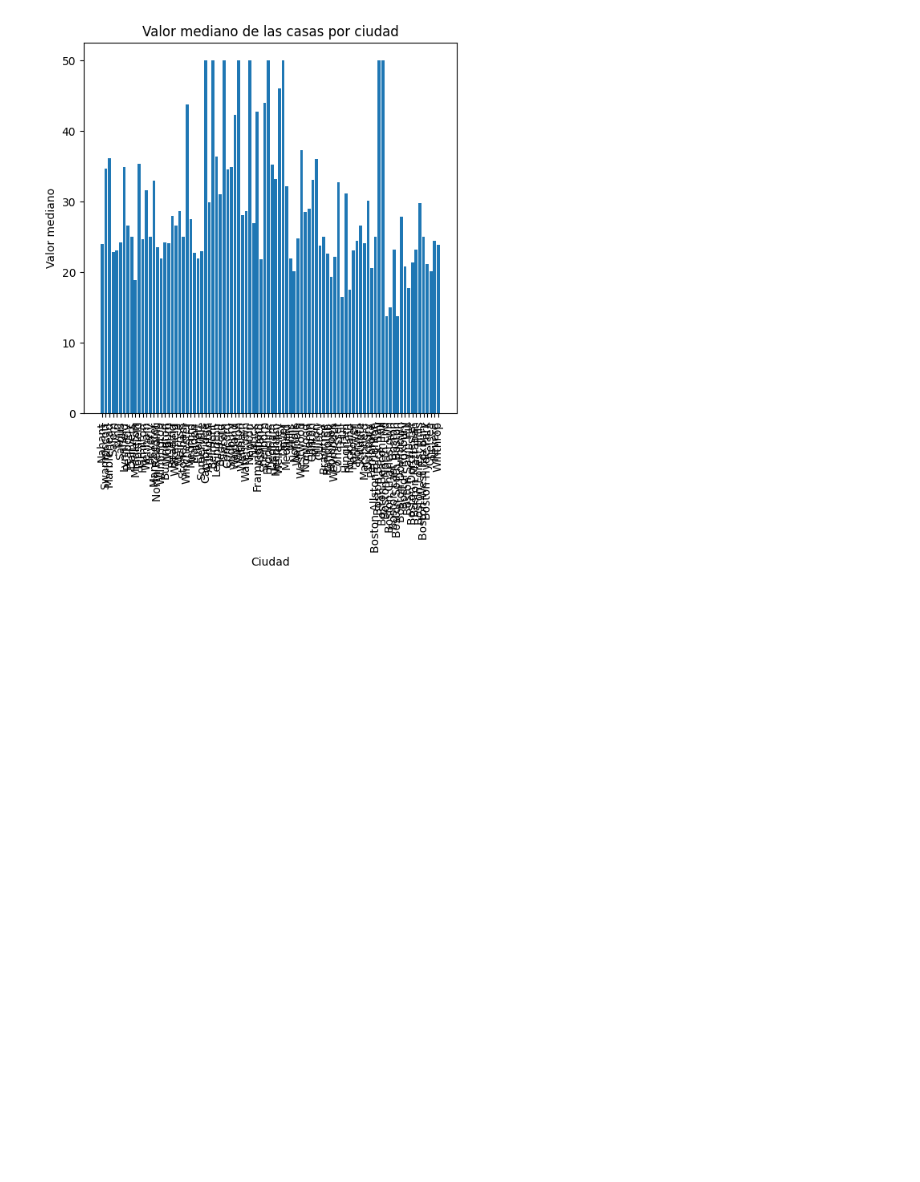
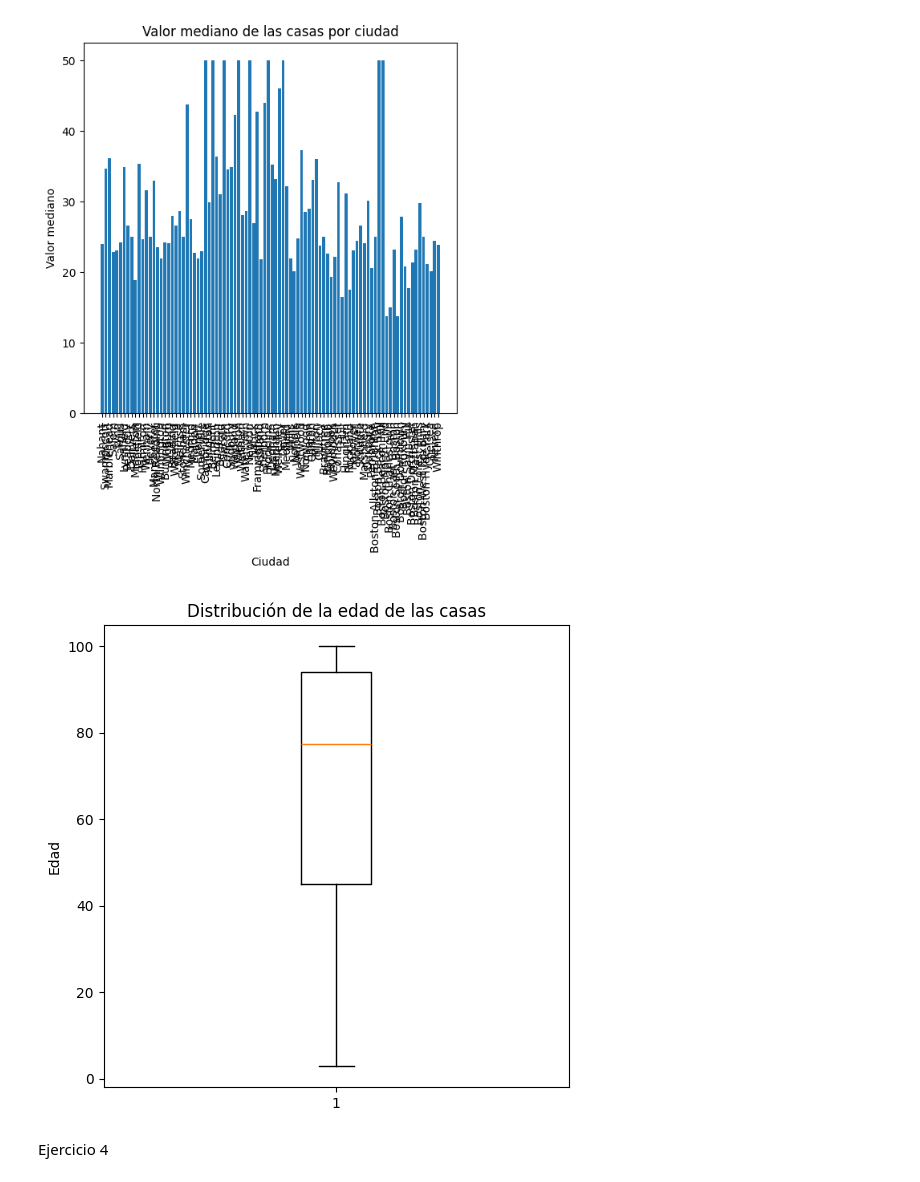
Before and after one commit to DanielLaBanda/DanielLaBanda, a Jupyter notebook: A01285898_M1_Actividad_5_Programación_en_Python_Librerías_Numpy_Matplotlib_Pandas.ipynb, the cells around one changed output. Saved outputs shown, nothing was run; the diff lists cells and outputs as text; code cells hidden in the pictures; blank space fills up the shorter version.

```diff
--- a/A01285898_M1_Actividad_5_Programación_en_Python_Librerías_Numpy_Matplotlib_Pandas.ipynb
+++ b/A01285898_M1_Actividad_5_Programación_en_Python_Librerías_Numpy_Matplotlib_Pandas.ipynb
@@ -341,3 +346,13 @@ plt.xticks(rotation=90)
 plt.show()
 # %% [output]
 [figure]
+# %%
+plt.figure(figsize=(6,6))
+plt.boxplot(DF3['EDAD'])
+plt.title('Distribución de la edad de las casas')
+plt.ylabel('Edad')
+plt.show()
+# %% [output]
+[figure, added]
+# %% [markdown]
+Ejercicio 4
```
Also changed, not shown: parts of 6 cells of this notebook.
